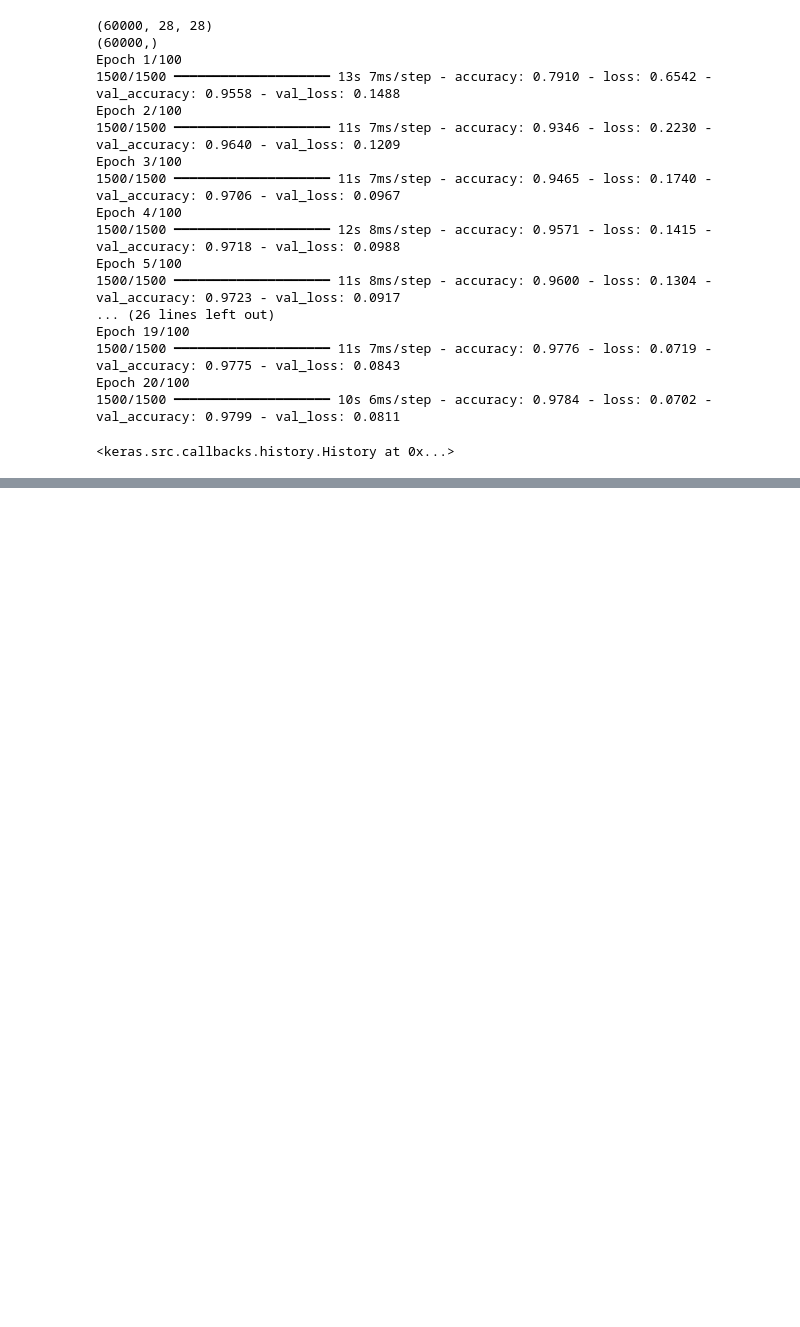
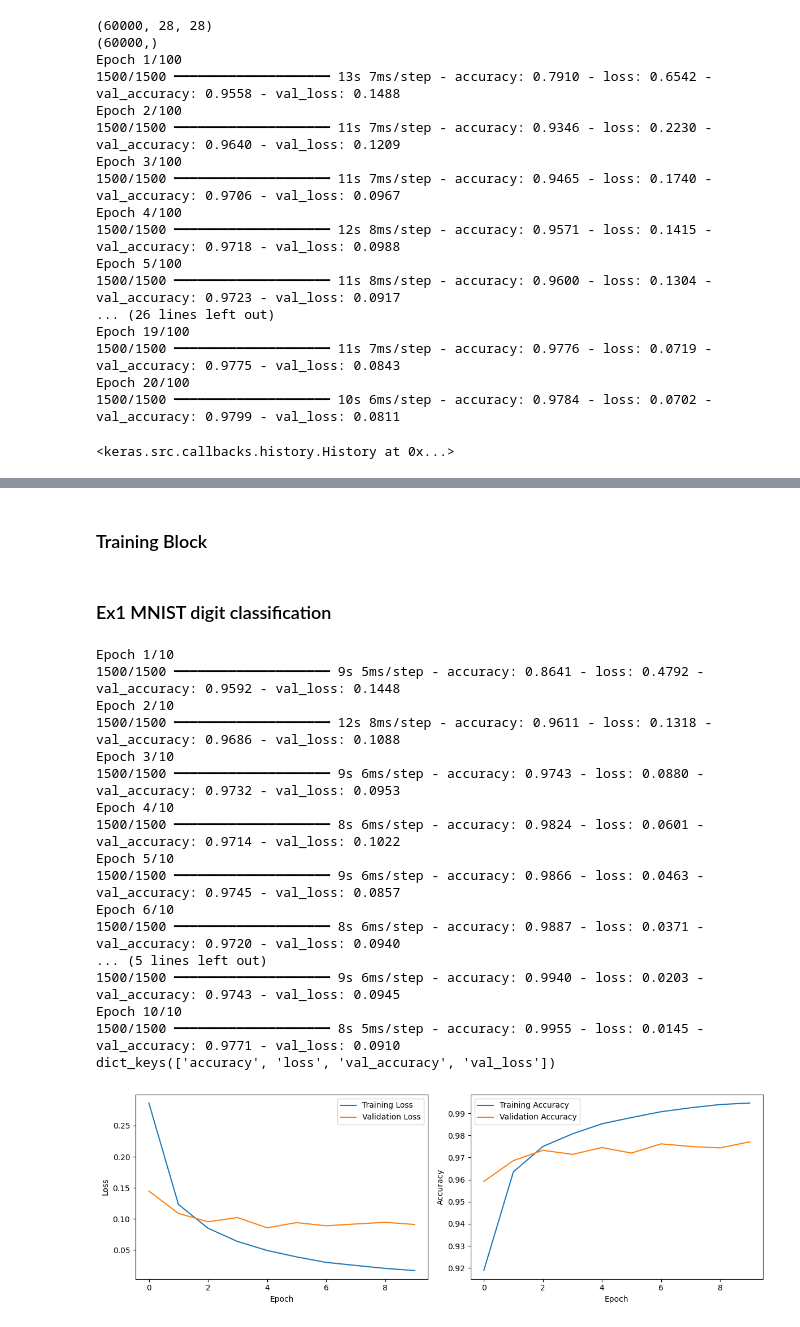
Before and after one commit to JWiseman-git/ml_sandbox, a Jupyter notebook: tensorflow_intro.ipynb, the cells around one changed output, grey strips where cells are left out. Saved outputs shown, nothing was run; the diff lists cells and outputs as text; code cells hidden in the pictures; blank space fills up the shorter version.

```diff
--- a/tensorflow_intro.ipynb
+++ b/tensorflow_intro.ipynb
@@ -270,0 +433,2 @@ Epoch 20/100
+# %% [markdown]
+### Training Block
@@ -270,0 +440,77 @@ Epoch 20/100
+# %% [markdown]
+### Ex1 MNIST digit classification
+# %%
+import tensorflow as tf
+from tensorflow import keras
+
+(X_train, y_train), (X_test, y_test) = keras.datasets.mnist.load_data()
+X_train, X_test = X_train / 255.0, X_test / 255.0
+
+model = keras.Sequential([
+    keras.layers.Flatten(input_shape=(28, 28)),
+    keras.layers.Dense(128, activation='relu'),
+    keras.layers.Dense(10, activation='softmax')
+])
+
+
+model.compile(
+    optimizer='adam',
+    loss='sparse_categorical_crossentropy',
+    metrics=['accuracy']
+)
+
+
+history = model.fit(
+    X_train, y_train,
+    epochs=10,                        # Number of passes through data
+    batch_size=32,                    # Samples per gradient update
+    validation_split=0.2,             # Use 20% of training data for validation
+    # # OR
+    # validation_data=(X_val, y_val),   # Explicit validation set
+    # verbose=1                         # 0=silent, 1=progress bar, 2=one line/epoch
+)
+
+# history.history is a dict with training metrics
+print(history.history.keys())
+# dict_keys(['loss', 'accuracy', 'val_loss', 'val_accuracy'])
+
+# Plot training curves
+import matplotlib.pyplot as plt
+
+plt.figure(figsize=(12, 4))
+
+plt.subplot(1, 2, 1)
+plt.plot(history.history['loss'], label='Training Loss')
+plt.plot(history.history['val_loss'], label='Validation Loss')
+plt.xlabel('Epoch')
+plt.ylabel('Loss')
+plt.legend()
+
+plt.subplot(1, 2, 2)
+plt.plot(history.history['accuracy'], label='Training Accuracy')
+plt.plot(history.history['val_accuracy'], label='Validation Accuracy')
+plt.xlabel('Epoch')
+plt.ylabel('Accuracy')
+plt.legend()
+
+plt.tight_layout()
+plt.show()
+# %% [output]
+Epoch 1/10
+1500/1500 ━━━━━━━━━━━━━━━━━━━━ 9s 5ms/step - accuracy: 0.8641 - loss: 0.4792 - val_accuracy: 0.9592 - val_loss: 0.1448
+Epoch 2/10
+1500/1500 ━━━━━━━━━━━━━━━━━━━━ 12s 8ms/step - accuracy: 0.9611 - loss: 0.1318 - val_accuracy: 0.9686 - val_loss: 0.1088
+Epoch 3/10
+1500/1500 ━━━━━━━━━━━━━━━━━━━━ 9s 6ms/step - accuracy: 0.9743 - loss: 0.0880 - val_accuracy: 0.9732 - val_loss: 0.0953
+Epoch 4/10
+1500/1500 ━━━━━━━━━━━━━━━━━━━━ 8s 6ms/step - accuracy: 0.9824 - loss: 0.0601 - val_accuracy: 0.9714 - val_loss: 0.1022
+Epoch 5/10
+1500/1500 ━━━━━━━━━━━━━━━━━━━━ 9s 6ms/step - accuracy: 0.9866 - loss: 0.0463 - val_accuracy: 0.9745 - val_loss: 0.0857
+Epoch 6/10
+1500/1500 ━━━━━━━━━━━━━━━━━━━━ 8s 6ms/step - accuracy: 0.9887 - loss: 0.0371 - val_accuracy: 0.9720 - val_loss: 0.0940
+... (5 lines left out)
+1500/1500 ━━━━━━━━━━━━━━━━━━━━ 9s 6ms/step - accuracy: 0.9940 - loss: 0.0203 - val_accuracy: 0.9743 - val_loss: 0.0945
+Epoch 10/10
+1500/1500 ━━━━━━━━━━━━━━━━━━━━ 8s 5ms/step - accuracy: 0.9955 - loss: 0.0145 - val_accuracy: 0.9771 - val_loss: 0.0910
+dict_keys(['accuracy', 'loss', 'val_accuracy', 'val_loss'])
+[figure, added]
```
Also changed, not shown: parts of 13 cells of this notebook.
